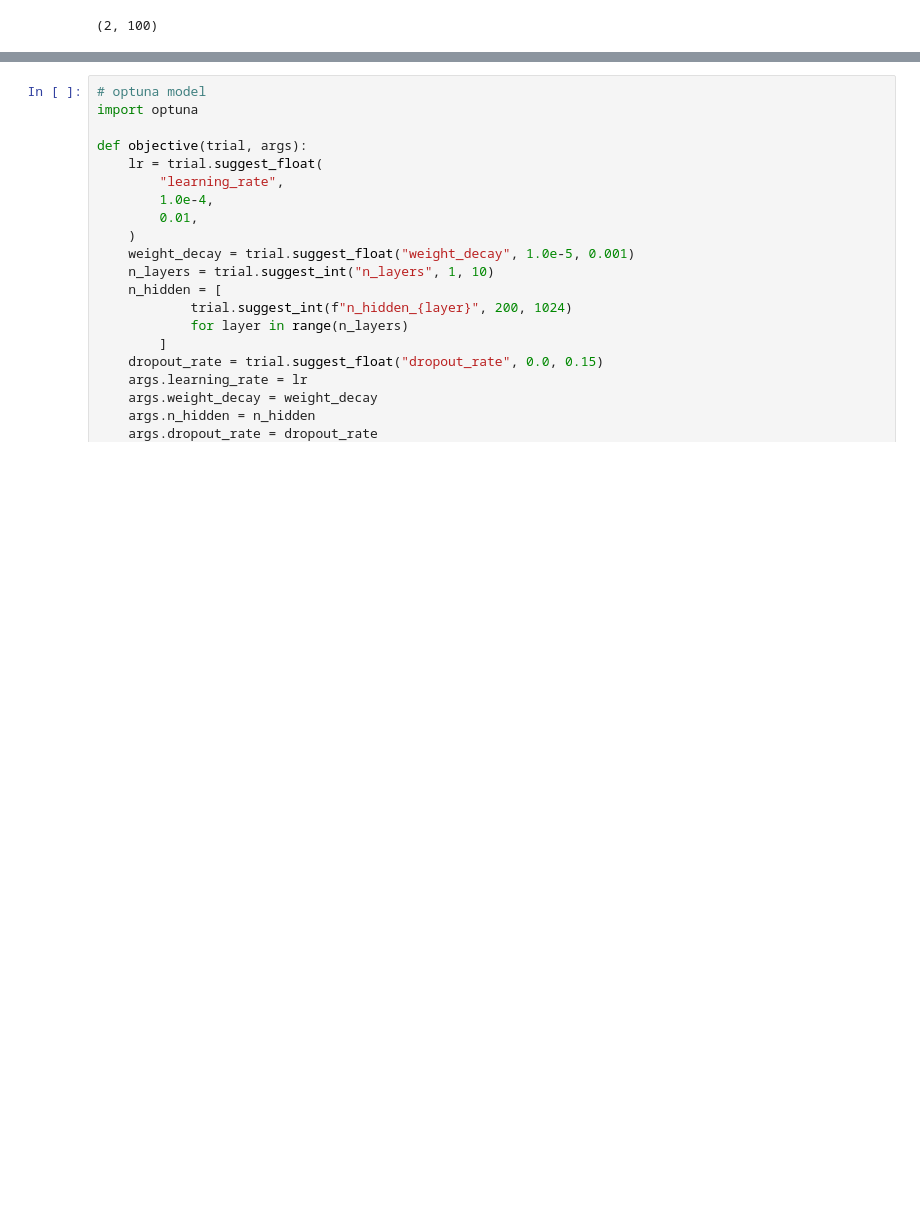
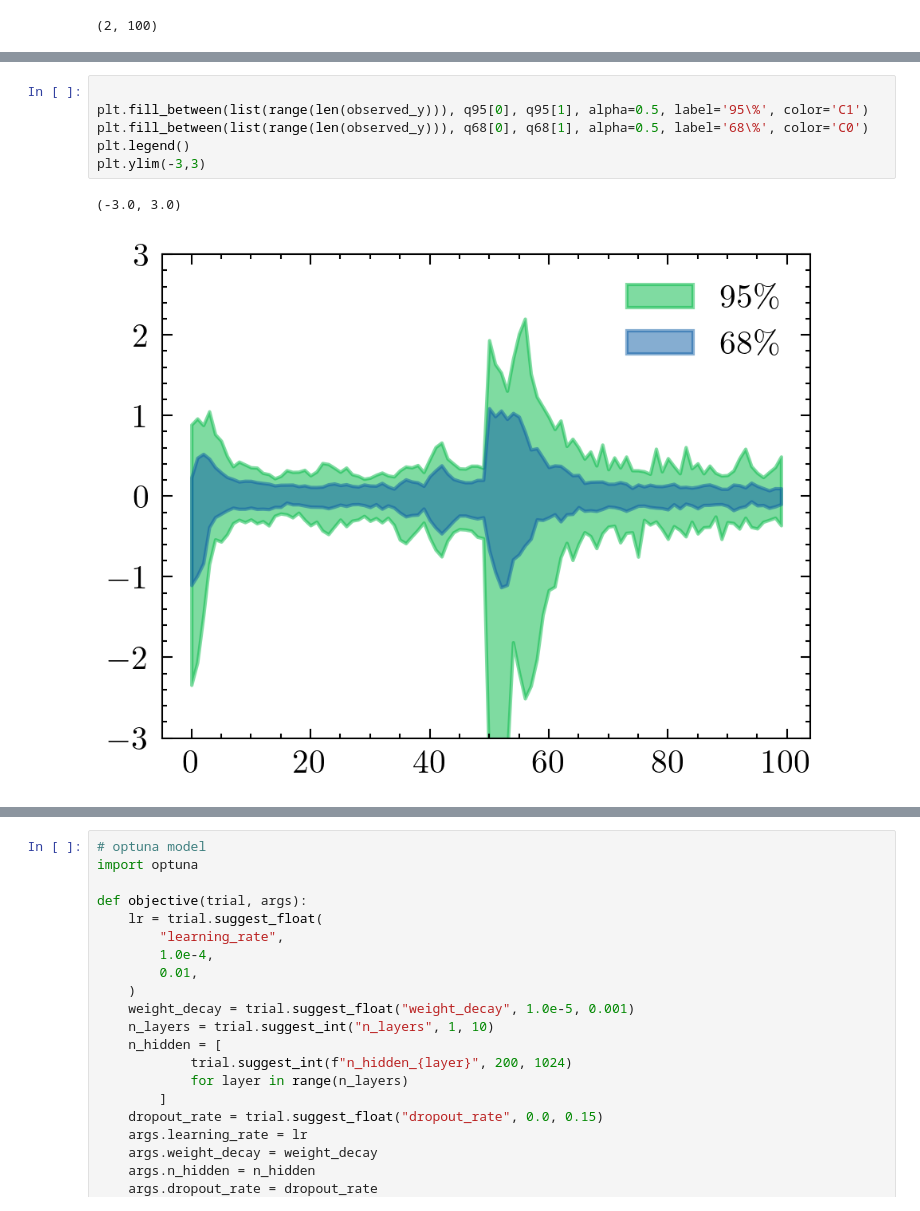
Before and after one commit to florpi/sunbird, a Jupyter notebook: nb/train_and_infer.ipynb, the cells around one changed output, grey strips where cells are left out. Saved outputs shown, nothing was run; the diff lists cells and outputs as text; blank space fills up the shorter version.

```diff
--- a/nb/train_and_infer.ipynb
+++ b/nb/train_and_infer.ipynb
@@ -310,3 +312,12 @@ plt.ylim(-3,3)
+# %%
+
+plt.fill_between(list(range(len(observed_y))), q95[0], q95[1], alpha=0.5, label='95\%', color='C1')
+plt.fill_between(list(range(len(observed_y))), q68[0], q68[1], alpha=0.5, label='68\%', color='C0')
+plt.legend()
+plt.ylim(-3,3)
+# %% [output]
+(-3.0, 3.0)
+[figure, added]
 # %%
 
 for i in range(3):
```
Also changed, not shown: parts of 35 cells of this notebook, 4 other files.
